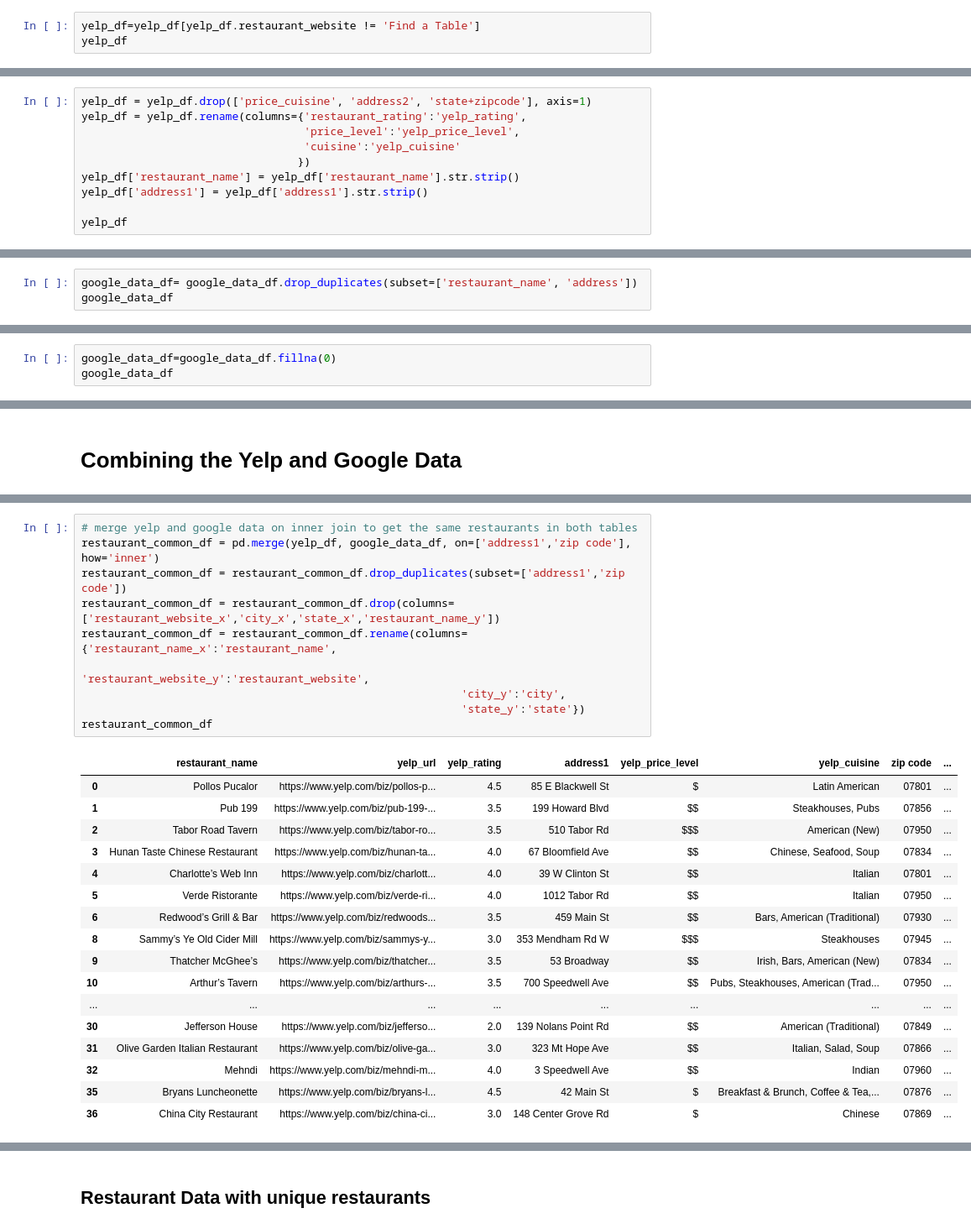
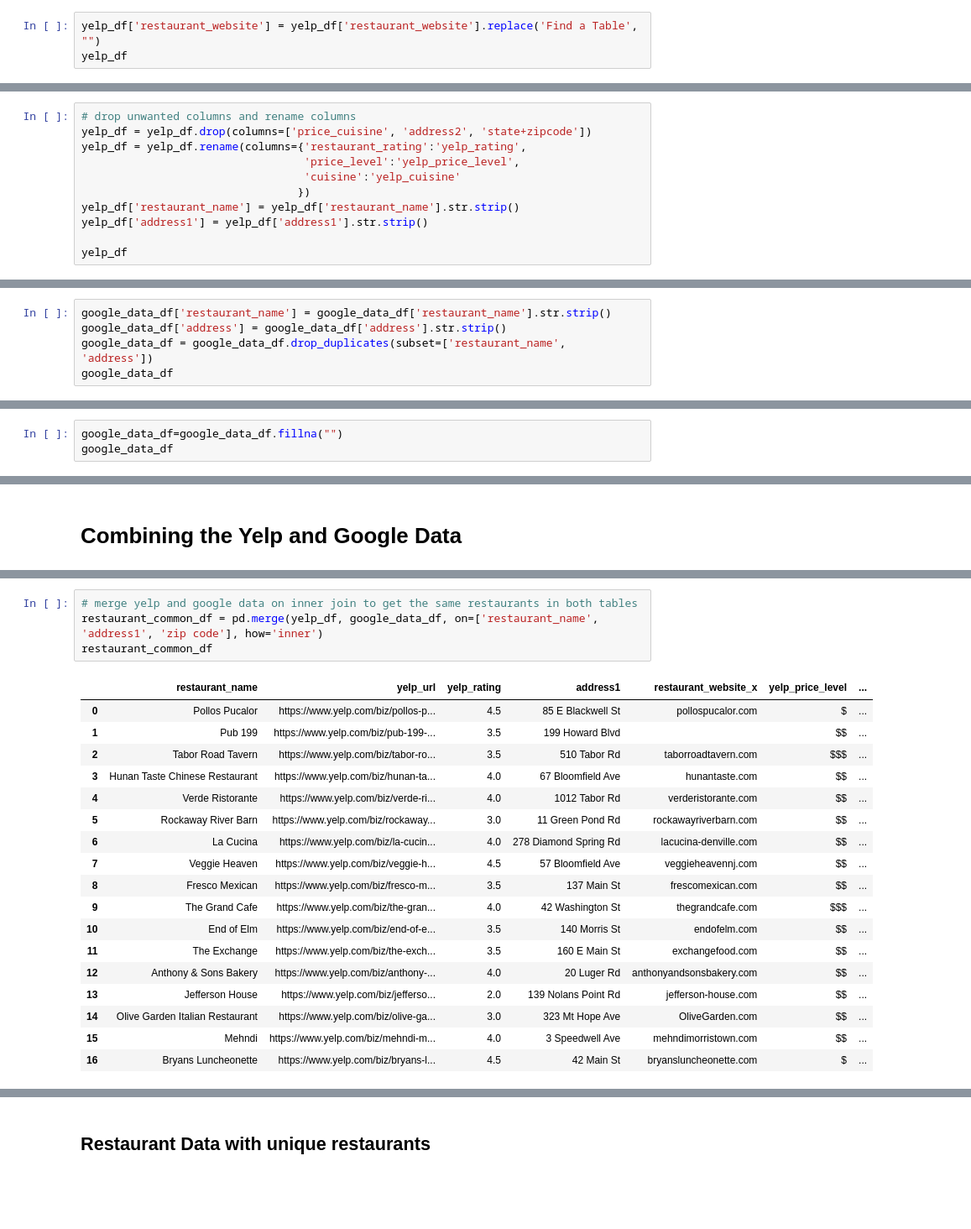
Before and after one commit to deliahellander/ETL-Project, a Jupyter notebook: Transformation/Transformation.ipynb, the cells around one changed output, grey strips where cells are left out. Shown at 84% size. Cells and saved outputs as stored; diff of their text form; blank space fills up the shorter version.

```diff
--- a/Transformation/Transformation.ipynb
+++ b/Transformation/Transformation.ipynb
@@ -136,6 +118,6 @@ pierogieshouse.com                  1
 Name: restaurant_website, Length: 183, dtype: int64
 # %%
-yelp_df=yelp_df[yelp_df.restaurant_website != 'Find a Table']
+yelp_df['restaurant_website'] = yelp_df['restaurant_website'].replace('Find a Table', "")
 yelp_df
 # %% [output]
 |  | restaurant_name | yelp_url | restaurant_rating | price_cuisine | address1 | address2 | restaurant_website |
@@ -324,5 +281,6 @@ yelp_df
 # %%
-yelp_df = yelp_df.drop(['price_cuisine', 'address2', 'state+zipcode'], axis=1)
+# drop unwanted columns and rename columns
+yelp_df = yelp_df.drop(columns=['price_cuisine', 'address2', 'state+zipcode'])
 yelp_df = yelp_df.rename(columns={'restaurant_rating':'yelp_rating',
                                   'price_level':'yelp_price_level',
                                   'cuisine':'yelp_cuisine'
@@ -392,7 +350,9 @@ Name: restaurant_name, Length: 245, dtype: int64
 # %% [markdown]
 # Dropping duplicate restaurant address and restaurant_name value
 # %%
-google_data_df= google_data_df.drop_duplicates(subset=['restaurant_name', 'address'])
+google_data_df['restaurant_name'] = google_data_df['restaurant_name'].str.strip()
+google_data_df['address'] = google_data_df['address'].str.strip()
+google_data_df = google_data_df.drop_duplicates(subset=['restaurant_name', 'address'])
 google_data_df
 # %% [output]
 |  | Unnamed: 0 | restaurant_name | place_id | price_level | restaurant_rating | google_maps_url | address | ... |
@@ -441,7 +401,7 @@ google_data_df["restaurant_rating"].value_counts()
 3.1     1
 Name: restaurant_rating, dtype: int64
 # %%
-google_data_df=google_data_df.fillna(0)
+google_data_df=google_data_df.fillna("")
 google_data_df
 # %% [output]
 |  | Unnamed: 0 | restaurant_name | place_id | price_level | restaurant_rating | google_maps_url | address | ... |
@@ -557,28 +504,23 @@ restaurant_all_df
 # %%
 # merge yelp and google data on inner join to get the same restaurants in both tables
-restaurant_common_df = pd.merge(yelp_df, google_data_df, on=['address1','zip code'], how='inner')
-restaurant_common_df = restaurant_common_df.drop_duplicates(subset=['address1','zip code'])
-restaurant_common_df = restaurant_common_df.drop(columns=['restaurant_website_x','city_x','state_x','restaurant_name_y'])
-restaurant_common_df = restaurant_common_df.rename(columns={'restaurant_name_x':'restaurant_name',
-                                                          'restaurant_website_y':'restaurant_website',
-                                                          'city_y':'city',
-                                                          'state_y':'state'})
+restaurant_common_df = pd.merge(yelp_df, google_data_df, on=['restaurant_name', 'address1', 'zip code'], how='inner')
 restaurant_common_df
 # %% [output]
-|  | restaurant_name | yelp_url | yelp_rating | address1 | yelp_price_level | yelp_cuisine | zip code | ... |
-| 0 | Pollos Pucalor | https://www.yelp.com/biz/pollos-p... | 4.5 | 85 E Blackwell St | $ | Latin American | 07801 | ... |
-| 1 | Pub 199 | https://www.yelp.com/biz/pub-199-... | 3.5 | 199 Howard Blvd | $$ | Steakhouses, Pubs | 07856 | ... |
-| 2 | Tabor Road Tavern | https://www.yelp.com/biz/tabor-ro... | 3.5 | 510 Tabor Rd | $$$ | American (New) | 07950 | ... |
-| 3 | Hunan Taste Chinese Restaurant | https://www.yelp.com/biz/hunan-ta... | 4.0 | 67 Bloomfield Ave | $$ | Chinese, Seafood, Soup | 07834 | ... |
-| 4 | Charlotte’s Web Inn | https://www.yelp.com/biz/charlott... | 4.0 | 39 W Clinton St | $$ | Italian | 07801 | ... |
-| 5 | Verde Ristorante | https://www.yelp.com/biz/verde-ri... | 4.0 | 1012 Tabor Rd | $$ | Italian | 07950 | ... |
-| 6 | Redwood’s Grill & Bar | https://www.yelp.com/biz/redwoods... | 3.5 | 459 Main St | $$ | Bars, American (Traditional) | 07930 | ... |
-| 8 | Sammy’s Ye Old Cider Mill | https://www.yelp.com/biz/sammys-y... | 3.0 | 353 Mendham Rd W | $$$ | Steakhouses | 07945 | ... |
-| 9 | Thatcher McGhee’s | https://www.yelp.com/biz/thatcher... | 3.5 | 53 Broadway | $$ | Irish, Bars, American (New) | 07834 | ... |
-| 10 | Arthur’s Tavern | https://www.yelp.com/biz/arthurs-... | 3.5 | 700 Speedwell Ave | $$ | Pubs, Steakhouses, American (Trad... | 07950 | ... |
-| ... | ... | ... | ... | ... | ... | ... | ... | ... |
-| 30 | Jefferson House | https://www.yelp.com/biz/jefferso... | 2.0 | 139 Nolans Point Rd | $$ | American (Traditional) | 07849 | ... |
-| 31 | Olive Garden Italian Restaurant | https://www.yelp.com/biz/olive-ga... | 3.0 | 323 Mt Hope Ave | $$ | Italian, Salad, Soup | 07866 | ... |
-| 32 | Mehndi | https://www.yelp.com/biz/mehndi-m... | 4.0 | 3 Speedwell Ave | $$ | Indian | 07960 | ... |
-| 35 | Bryans Luncheonette | https://www.yelp.com/biz/bryans-l... | 4.5 | 42 Main St | $ | Breakfast & Brunch, Coffee & Tea,... | 07876 | ... |
-| 36 | China City Restaurant | https://www.yelp.com/biz/china-ci... | 3.0 | 148 Center Grove Rd | $ | Chinese | 07869 | ... |
+|  | restaurant_name | yelp_url | yelp_rating | address1 | restaurant_website_x | yelp_price_level | ... |
+| 0 | Pollos Pucalor | https://www.yelp.com/biz/pollos-p... | 4.5 | 85 E Blackwell St | pollospucalor.com | $ | ... |
+| 1 | Pub 199 | https://www.yelp.com/biz/pub-199-... | 3.5 | 199 Howard Blvd |  | $$ | ... |
+| 2 | Tabor Road Tavern | https://www.yelp.com/biz/tabor-ro... | 3.5 | 510 Tabor Rd | taborroadtavern.com | $$$ | ... |
+| 3 | Hunan Taste Chinese Restaurant | https://www.yelp.com/biz/hunan-ta... | 4.0 | 67 Bloomfield Ave | hunantaste.com | $$ | ... |
+| 4 | Verde Ristorante | https://www.yelp.com/biz/verde-ri... | 4.0 | 1012 Tabor Rd | verderistorante.com | $$ | ... |
+| 5 | Rockaway River Barn | https://www.yelp.com/biz/rockaway... | 3.0 | 11 Green Pond Rd | rockawayriverbarn.com | $$ | ... |
+| 6 | La Cucina | https://www.yelp.com/biz/la-cucin... | 4.0 | 278 Diamond Spring Rd | lacucina-denville.com | $$ | ... |
+| 7 | Veggie Heaven | https://www.yelp.com/biz/veggie-h... | 4.5 | 57 Bloomfield Ave | veggieheavennj.com | $$ | ... |
+| 8 | Fresco Mexican | https://www.yelp.com/biz/fresco-m... | 3.5 | 137 Main St | frescomexican.com | $$ | ... |
+| 9 | The Grand Cafe | https://www.yelp.com/biz/the-gran... | 4.0 | 42 Washington St | thegrandcafe.com | $$$ | ... |
+| 10 | End of Elm | https://www.yelp.com/biz/end-of-e... | 3.5 | 140 Morris St | endofelm.com | $$ | ... |
+| 11 | The Exchange | https://www.yelp.com/biz/the-exch... | 3.5 | 160 E Main St | exchangefood.com | $$ | ... |
+| 12 | Anthony & Sons Bakery | https://www.yelp.com/biz/anthony-... | 4.0 | 20 Luger Rd | anthonyandsonsbakery.com | $$ | ... |
+| 13 | Jefferson House | https://www.yelp.com/biz/jefferso... | 2.0 | 139 Nolans Point Rd | jefferson-house.com | $$ | ... |
+| 14 | Olive Garden Italian Restaurant | https://www.yelp.com/biz/olive-ga... | 3.0 | 323 Mt Hope Ave | OliveGarden.com | $$ | ... |
+| 15 | Mehndi | https://www.yelp.com/biz/mehndi-m... | 4.0 | 3 Speedwell Ave | mehndimorristown.com | $$ | ... |
+| 16 | Bryans Luncheonette | https://www.yelp.com/biz/bryans-l... | 4.5 | 42 Main St | bryansluncheonette.com | $ | ... |
```
Also changed, not shown: parts of 37 cells of this notebook, 5 other files.
